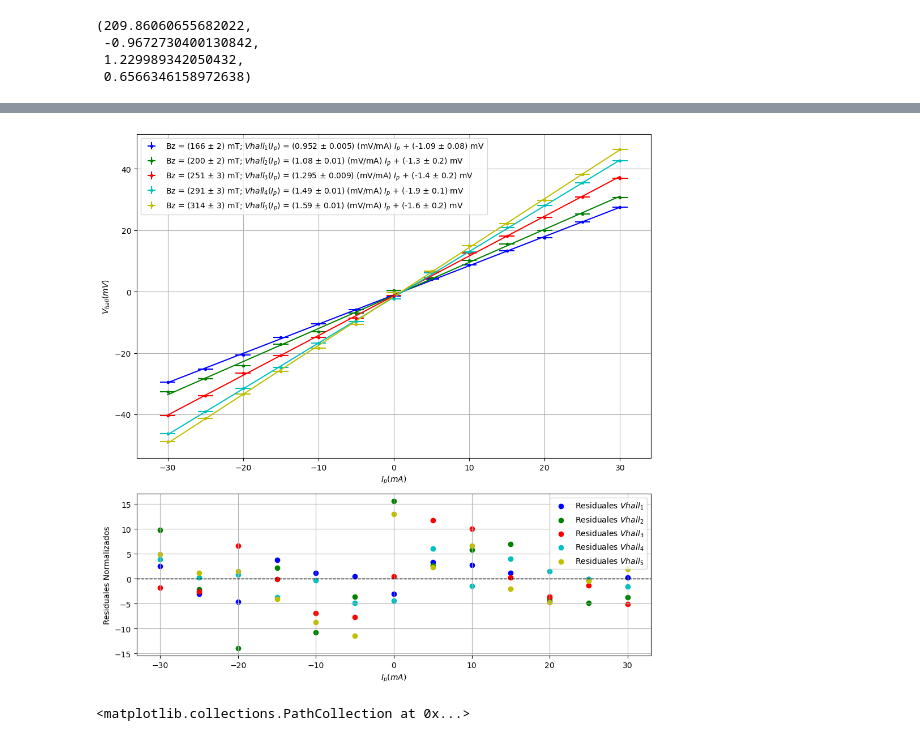
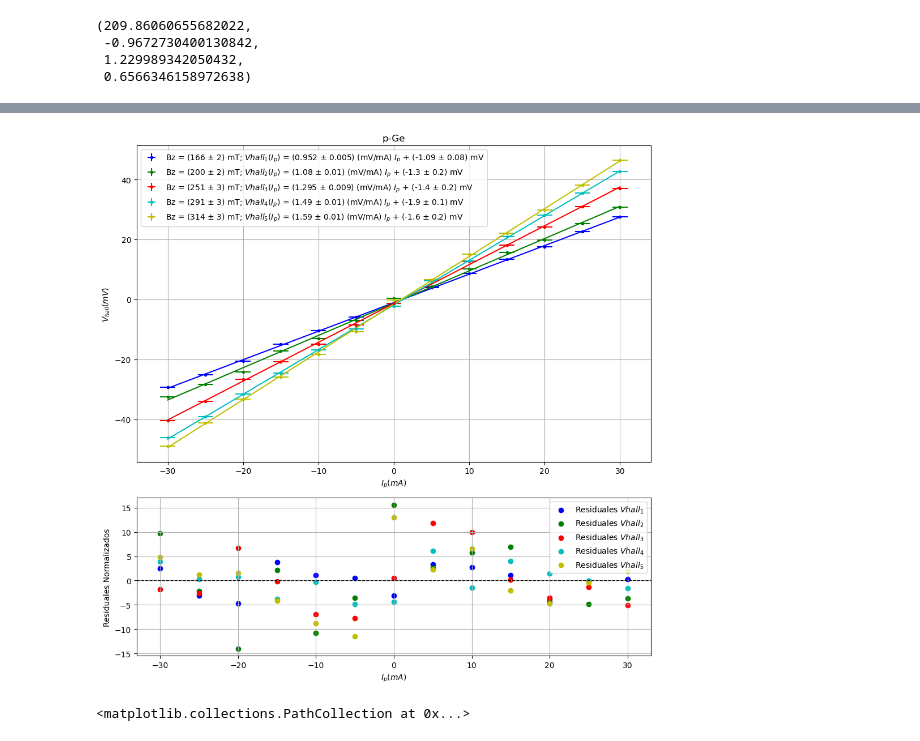
Before and after one commit to QuantumPower4/LabIntermedio2024-2, a Jupyter notebook: Efecto Hall/EfectoHall.ipynb, the cells around one changed output, grey strips where cells are left out. Cells and saved outputs as stored; diff of their text form; code cells hidden in the pictures.

```diff
--- a/Efecto Hall/EfectoHall.ipynb
+++ b/Efecto Hall/EfectoHall.ipynb
@@ -107,35 +119,35 @@ ax[0].plot(Ip1, linear_function(Ip1,*popt4), color = "c")
 ax[0].plot(Ip1, linear_function(Ip1,*popt5), color = "y")
 
 ax[0].set_xlabel('$I_p (mA)$')
 ax[0].set_ylabel('$V_{hall} (mV)$')
 ax[0].legend(loc='upper left')
-
+ax[0].set_title("p-Ge")
 
 residuals1 = (Vhall1 - linear_function(Ip1, *popt1))/sigma_Vhall
 residuals2 = (Vhall2 - linear_function(Ip1, *popt2))/sigma_Vhall
 residuals3 = (Vhall3 - linear_function(Ip1, *popt3))/sigma_Vhall
 residuals4 = (Vhall4 - linear_function(Ip1, *popt4))/sigma_Vhall
 residuals5 = (Vhall5 - linear_function(Ip1, *popt5))/sigma_Vhall
 
 ax[1].scatter(Ip1, residuals1, alpha=1, label='Residuales $Vhall_1$', color = "b")
 ax[1].scatter(Ip1, residuals2, alpha=1, label='Residuales $Vhall_2$', color = "g")
 ax[1].scatter(Ip1, residuals3, alpha=1, label='Residuales $Vhall_3$', color = "r")
 ax[1].scatter(Ip1, residuals4, alpha=1, label='Residuales $Vhall_4$', color = "c")
 ax[1].scatter(Ip1, residuals5, alpha=1, label='Residuales $Vhall_5$', color = "y")
 
 
 ax[1].axhline(0, color='black', linewidth=1, linestyle='--')
 ax[1].set_xlabel('$I_p (mA)$')
 ax[1].set_ylabel('Residuales Normalizados')
 ax[1].legend(loc='upper right')
 
 ax[0].grid(True)
 ax[1].grid(True)
 
 plt.tight_layout()
 plt.show()
 # %% [output]
-[figure, old version]
+[figure, new version]
 # %%
 B1 = linear_function(0.8,*popt)
 B2 = linear_function(0.96,*popt)
```
Also changed, not shown: parts of 19 cells of this notebook, 1 other file.
